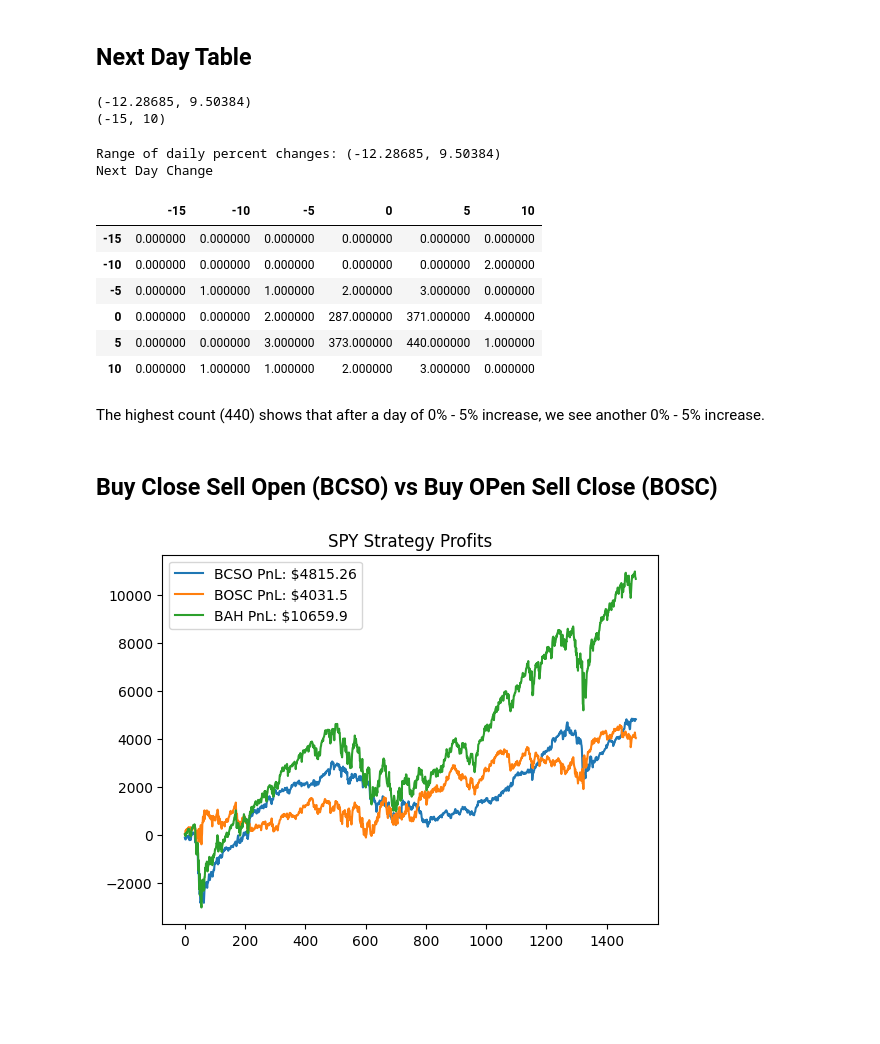
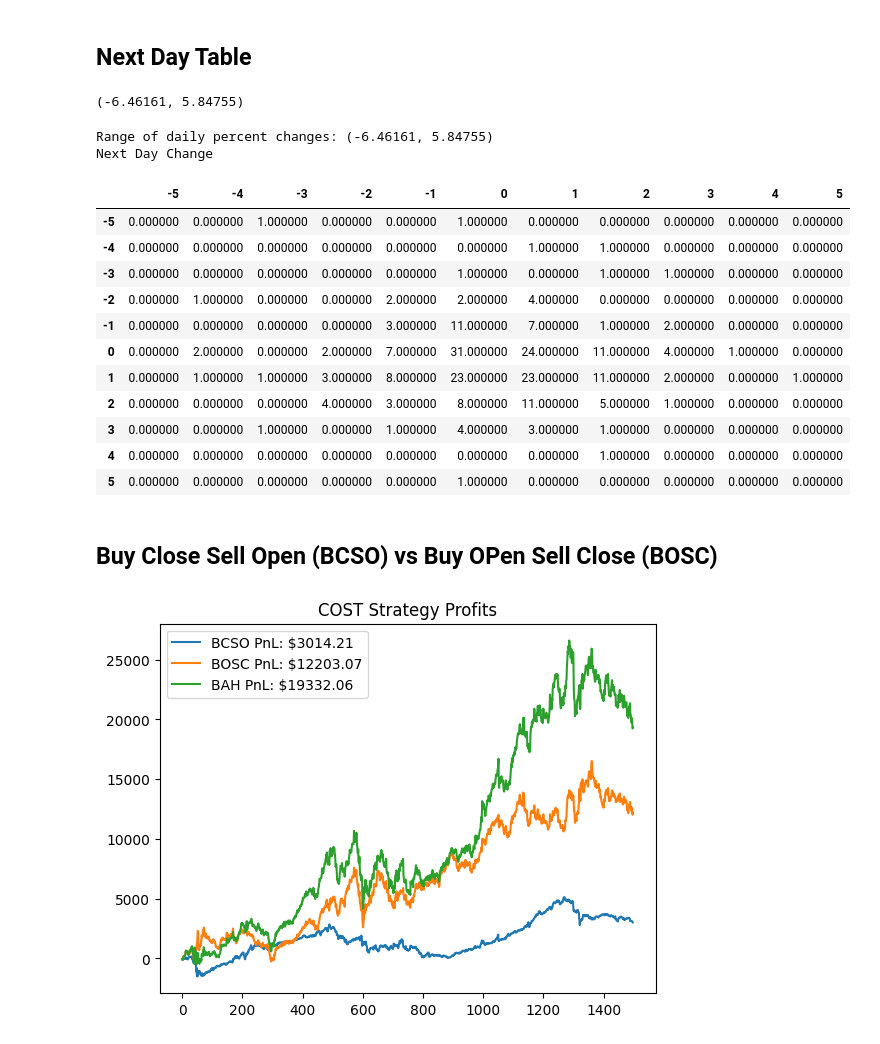
Before and after one commit to CodePQ/stock_analysis, a Jupyter notebook: daily_data.ipynb, the cells around one changed output. Cells and saved outputs as stored; diff of their text form; code cells hidden in the pictures; blank space fills up the shorter version.

```diff
--- a/daily_data.ipynb
+++ b/daily_data.ipynb
@@ -15,7 +15,7 @@ data = yf.Ticker(ticker)
 # %% [markdown]
 ## Stock Data Exploration
 # %%
-df = data.history(start='2020-01-01').reset_index()
+df = data.history(start='2025-01-01').reset_index()
 df.head()
 # %% [output]
 |  | symbol | date | open | high | low | close | volume | adjclose | dividends |
@@ -103,31 +159,26 @@ def round_by_5(num, base=5):
 # %%
+# Calculate min and max daily percent change
 maxi = max(dff['daily_change'])
 mini = min(dff['daily_change'])
 
 print(f'({mini}, {maxi})')
-
-maxi_rounded = round_by_5(max(dff['daily_change']))
-mini_rounded = round_by_5(min(dff['daily_change']))
-
-print(f'({mini_rounded}, {maxi_rounded})')
 # %% [output]
-(-12.28685, 9.50384)
-(-15, 10)
+(-6.46161, 5.84755)
 # %%
-bins = np.array(range(mini_rounded, maxi_rounded+1, 5))
+bins = np.array(range(-5, 6, 1))
 table = np.zeros((len(bins), len(bins)))
 
 for i in range(len(diffs) - 1):
     today = 0
-    for j in range(0, len(bins)):
+    for j in range(len(bins)):
+        today = j
         if diffs[i] <= bins[j]:
-            today = j
             break
 
     tomorrow = 0
     for j in range(1, len(bins)):
+        tomorrow = j
         if diffs[i+1] <= bins[j]:
-            tomorrow = j
             break
 
     table[today][tomorrow] += 1
@@ -138,17 +189,20 @@ print(f'Range of daily percent changes: ({mini}, {maxi})')
 print("Next Day Change")
 change_counts_df.style.background_gradient(cmap='Blues', axis=None)
 # %% [output]
-Range of daily percent changes: (-12.28685, 9.50384)
+Range of daily percent changes: (-6.46161, 5.84755)
 Next Day Change
-|  | -15 | -10 | -5 | 0 | 5 | 10 |
-| -15 | 0.000000 | 0.000000 | 0.000000 | 0.000000 | 0.000000 | 0.000000 |
-| -10 | 0.000000 | 0.000000 | 0.000000 | 0.000000 | 0.000000 | 2.000000 |
-| -5 | 0.000000 | 1.000000 | 1.000000 | 2.000000 | 3.000000 | 0.000000 |
-| 0 | 0.000000 | 0.000000 | 2.000000 | 287.000000 | 371.000000 | 4.000000 |
-| 5 | 0.000000 | 0.000000 | 3.000000 | 373.000000 | 440.000000 | 1.000000 |
-| 10 | 0.000000 | 1.000000 | 1.000000 | 2.000000 | 3.000000 | 0.000000 |
+|  | -5 | -4 | -3 | -2 | -1 | 0 | 1 | 2 | 3 | 4 | 5 |
+| -5 | 0.000000 | 0.000000 | 1.000000 | 0.000000 | 0.000000 | 1.000000 | 0.000000 | 0.000000 | 0.000000 | 0.000000 | 0.000000 |
+| -4 | 0.000000 | 0.000000 | 0.000000 | 0.000000 | 0.000000 | 0.000000 | 1.000000 | 1.000000 | 0.000000 | 0.000000 | 0.000000 |
+| -3 | 0.000000 | 0.000000 | 0.000000 | 0.000000 | 0.000000 | 1.000000 | 0.000000 | 1.000000 | 1.000000 | 0.000000 | 0.000000 |
+| -2 | 0.000000 | 1.000000 | 0.000000 | 0.000000 | 2.000000 | 2.000000 | 4.000000 | 0.000000 | 0.000000 | 0.000000 | 0.000000 |
+| -1 | 0.000000 | 0.000000 | 0.000000 | 0.000000 | 3.000000 | 11.000000 | 7.000000 | 1.000000 | 2.000000 | 0.000000 | 0.000000 |
+| 0 | 0.000000 | 2.000000 | 0.000000 | 2.000000 | 7.000000 | 31.000000 | 24.000000 | 11.000000 | 4.000000 | 1.000000 | 0.000000 |
+| 1 | 0.000000 | 1.000000 | 1.000000 | 3.000000 | 8.000000 | 23.000000 | 23.000000 | 11.000000 | 2.000000 | 0.000000 | 1.000000 |
+| 2 | 0.000000 | 0.000000 | 0.000000 | 4.000000 | 3.000000 | 8.000000 | 11.000000 | 5.000000 | 1.000000 | 0.000000 | 0.000000 |
+| 3 | 0.000000 | 0.000000 | 1.000000 | 0.000000 | 1.000000 | 4.000000 | 3.000000 | 1.000000 | 0.000000 | 0.000000 | 0.000000 |
+| 4 | 0.000000 | 0.000000 | 0.000000 | 0.000000 | 0.000000 | 0.000000 | 0.000000 | 1.000000 | 0.000000 | 0.000000 | 0.000000 |
+| 5 | 0.000000 | 0.000000 | 0.000000 | 0.000000 | 0.000000 | 1.000000 | 0.000000 | 0.000000 | 0.000000 | 0.000000 | 0.000000 |
-# %% [markdown]
-The highest count (440) shows that after a day of 0% - 5% increase, we see another 0% - 5% increase.
 # %% [markdown]
 ## Buy Close Sell Open (BCSO) vs Buy OPen Sell Close (BOSC)
 # %%
@@ -177,7 +231,7 @@ def bosc(balance, hist):
     total_pnl = 0
     running_pnl = []
 
-    for i in range(hist.shape[0] - 1):
+    for i in range(hist.shape[0]):
         open = hist['open'].iloc[i]
         shares, cost = buy(balance, open)
         pos_pnl = shares*hist['close'].iloc[i] - cost
@@ -195,31 +249,31 @@ def buy_and_hold(balance, hist):
     buy_open = hist['open'].iloc[0]
     shares, cost = buy(balance, buy_open)
 
-    for i in range(hist.shape[0] - 1):
+    for i in range(hist.shape[0]):
         close = hist['close'].iloc[i]
         total_pnl = shares*close - cost
         running_pnl.append(total_pnl)
 
     return total_pnl, running_pnl
 # %%
-ticker = 'SPY'
+ticker = 'COST'
 start = '2020-01-01'
 history = yf.Ticker(ticker).history(start = start).reset_index()
 
 bcso_pnl, bcso_run_pnl = bcso(10000, history)
 bosc_pnl, bosc_run_pnl = bosc(10000, history)
 bah_pnl, bah_run_pnl = buy_and_hold(10000, history)
 
 x_bcso = range(len(bcso_run_pnl))
 x_bosc = range(len(bosc_run_pnl))
 x_bah = range(len(bah_run_pnl))
 
 plt.plot(x_bcso, bcso_run_pnl, label = f'BCSO PnL: ${round(bcso_pnl, 2)}')
 plt.plot(x_bosc, bosc_run_pnl, label = f'BOSC PnL: ${round(bosc_pnl, 2)}')
 plt.plot(x_bah, bah_run_pnl, label = f'BAH PnL: ${round(bah_pnl, 2)}')
 
 plt.title(f'{ticker} Strategy Profits')
 plt.legend()
 plt.show()
 # %% [output]
-[figure, old version]
+[figure, new version]
```
Also changed, not shown: parts of 9 cells of this notebook.
